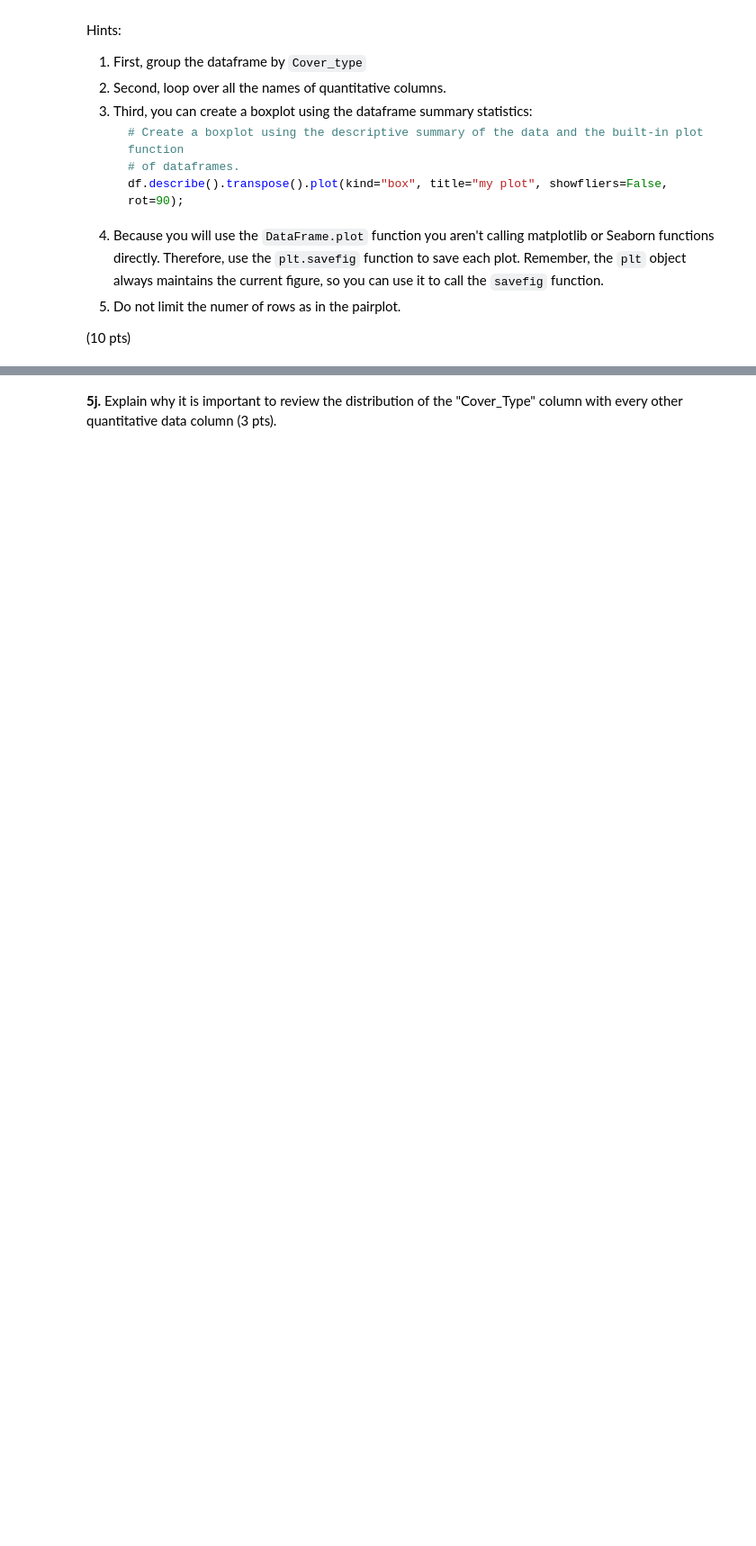
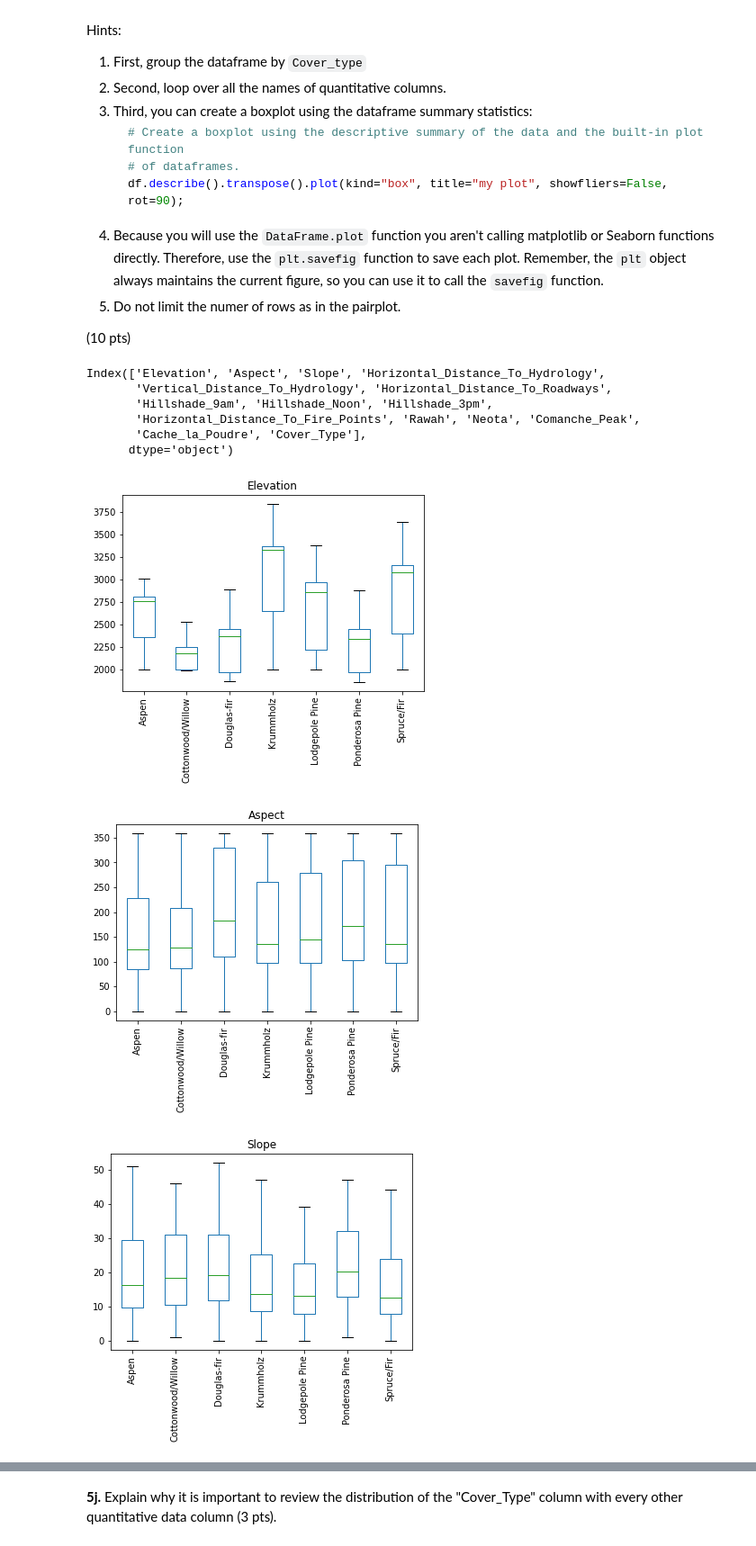
Before and after one commit to ko0000/Data-Analytics-With-Python, a Jupyter notebook: Module2-Data_Analytics/project/P02-Unit_Project.ipynb, the cells around one changed output, grey strips where cells are left out. Shown at 90% size. Cells and saved outputs as stored; diff of their text form; code cells hidden in the pictures; blank space fills up the shorter version.

```diff
--- a/Module2-Data_Analytics/project/P02-Unit_Project.ipynb
+++ b/Module2-Data_Analytics/project/P02-Unit_Project.ipynb
@@ -349,3 +506,24 @@ Hints:
 5. Do not limit the numer of rows as in the pairplot.
 
 (10 pts)
+# %%
+df_5.columns
+# %% [output]
+Index(['Elevation', 'Aspect', 'Slope', 'Horizontal_Distance_To_Hydrology',
+       'Vertical_Distance_To_Hydrology', 'Horizontal_Distance_To_Roadways',
+       'Hillshade_9am', 'Hillshade_Noon', 'Hillshade_3pm',
+       'Horizontal_Distance_To_Fire_Points', 'Rawah', 'Neota', 'Comanche_Peak',
+       'Cache_la_Poudre', 'Cover_Type'],
+      dtype='object')
+# %%
+
+df6= df_5.groupby("Cover_Type")
+
+
+for z in df_5.columns[:-5]:
+    df6[z].describe().transpose().plot(kind="box", title=z, showfliers=False, rot=90);
+    plt.savefig("covtype-{}.boxplot.png".format(z), format='png', dpi=72)
+# %% [output]
+[figure, added]
+[figure, added]
+[figure, added]
```
Also changed, not shown: parts of 24 cells of this notebook, 16 other files.
